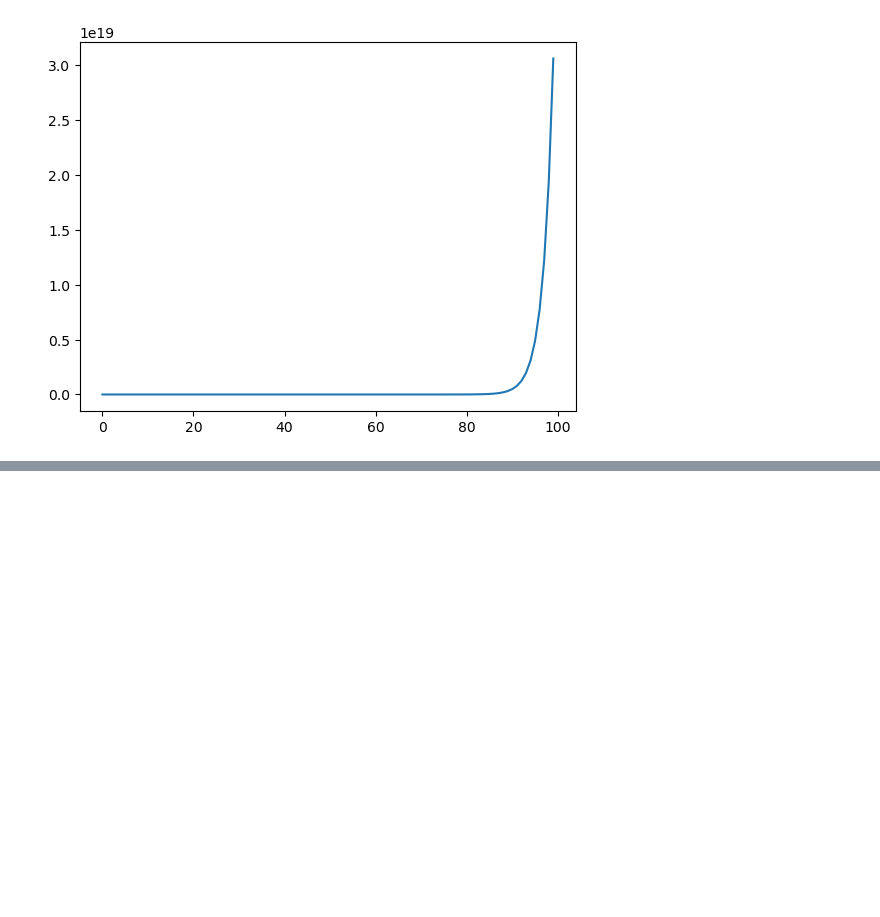
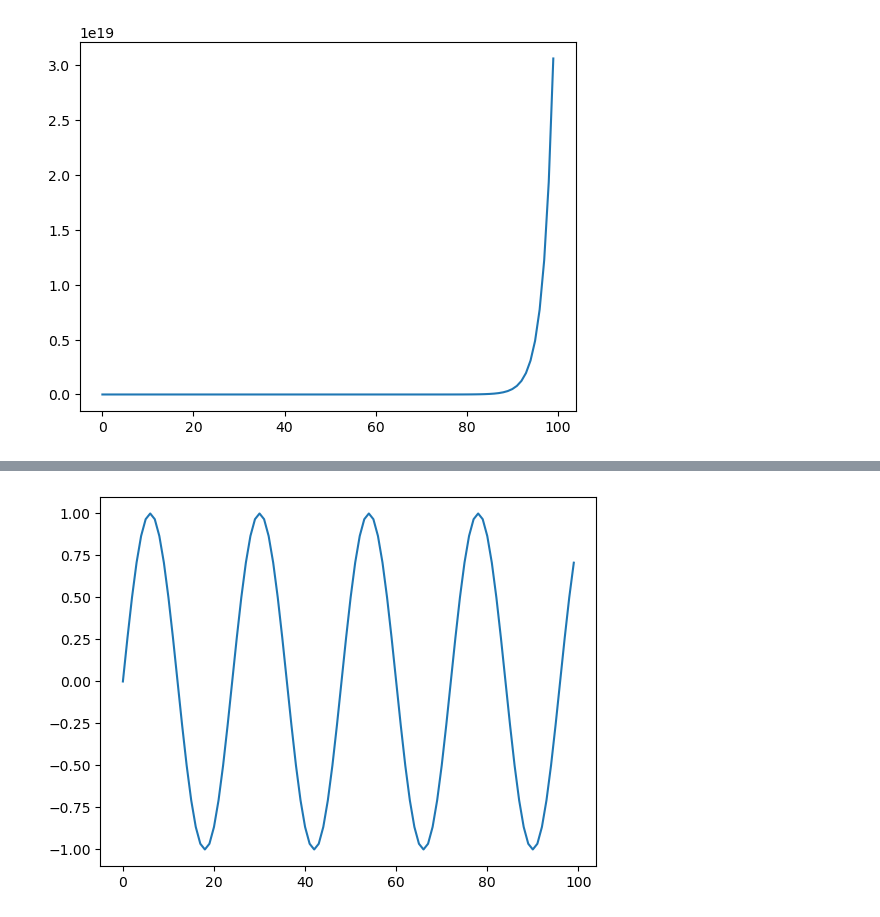
Before and after one commit to ruwanego/cm2607, a Jupyter notebook: tutorial7.ipynb, the cells around one changed output, grey strips where cells are left out. Cells and saved outputs as stored; diff of their text form; code cells hidden in the pictures; blank space fills up the shorter version.

```diff
--- a/tutorial7.ipynb
+++ b/tutorial7.ipynb
@@ -91,0 +109,7 @@ x :  [ 0  1  2  3  4  5  6  7  8  9 10 11 12 13 14 15 16 17 18 19 20 21 22 23
+# %%
+# f.
+y = np.sin(np.pi*x/12)
+plt.plot(x,y)
+plt.show()
+# %% [output]
+[figure, added]
```
Also changed, not shown: parts of 4 cells of this notebook.
